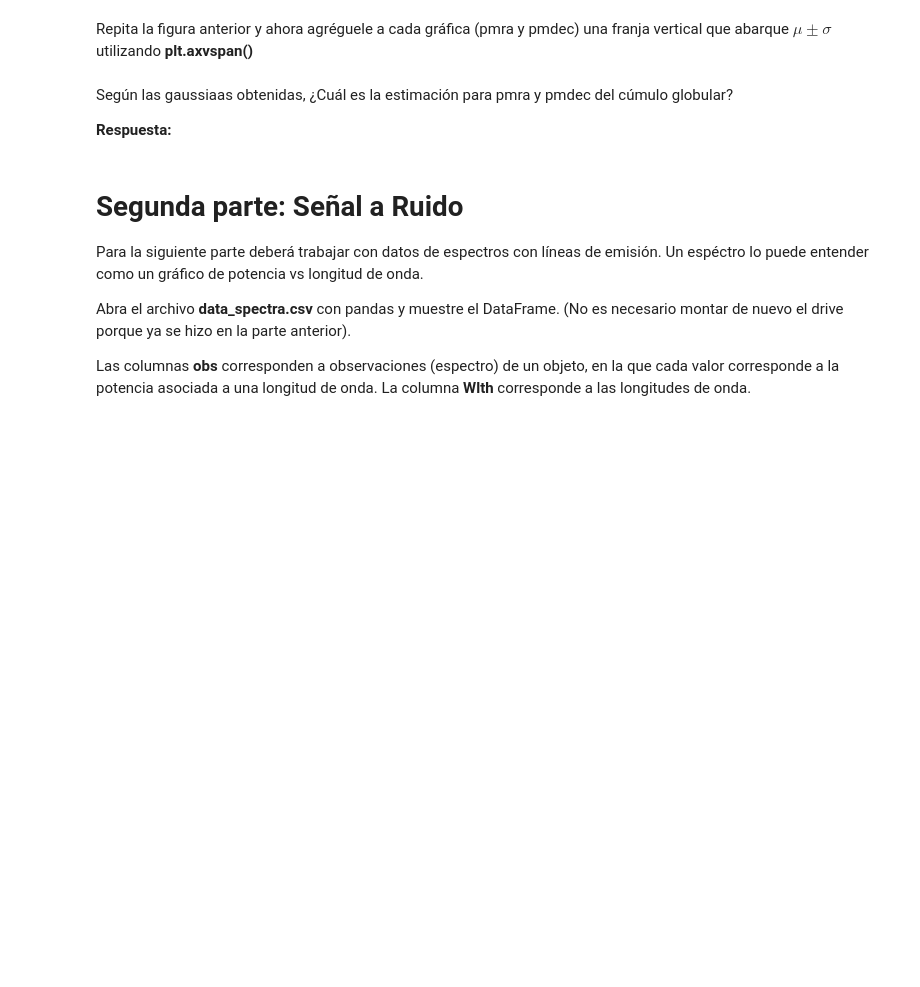
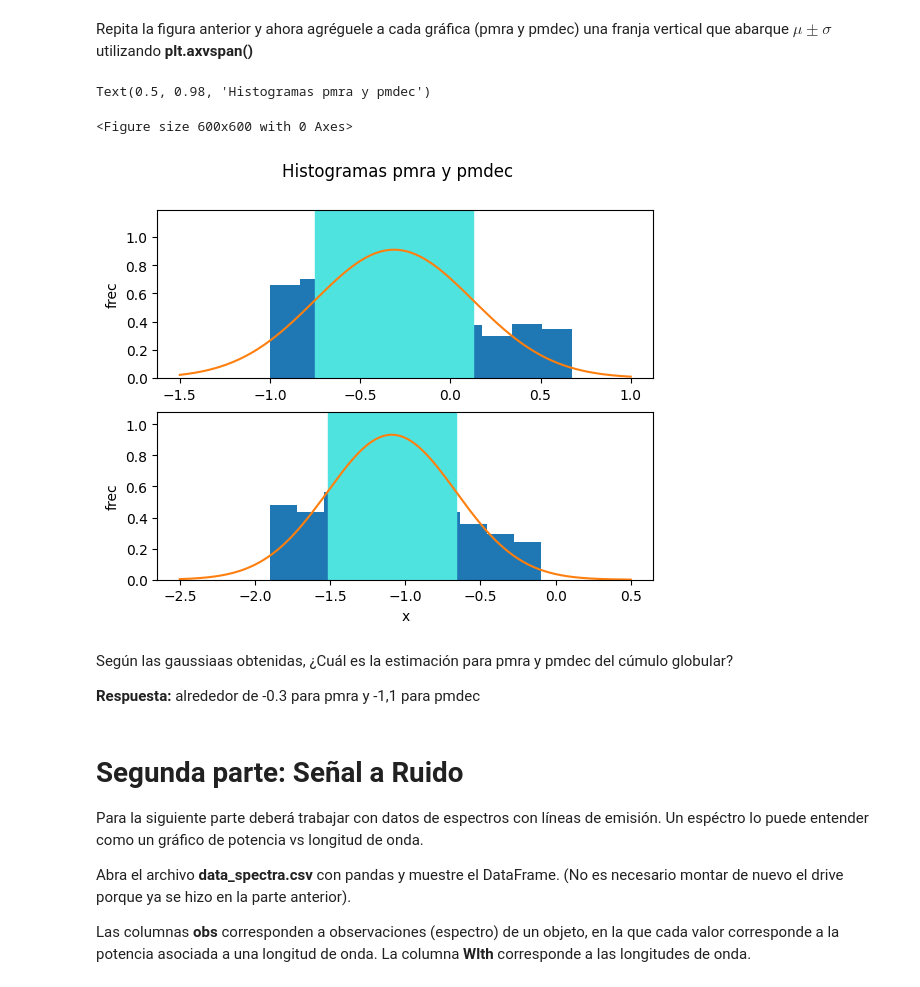
Before and after one commit to p-salv/Tarea-2, a Jupyter notebook: Tarea2.ipynb, the cells around one changed output. Saved outputs shown, nothing was run; the diff lists cells and outputs as text; code cells hidden in the pictures; blank space fills up the shorter version.

```diff
--- a/Tarea2.ipynb
+++ b/Tarea2.ipynb
@@ -141,9 +177,31 @@ Repita la gráfica anterior pero ahora tanto para pmra como para pmdec e incorpo
 # %% [markdown]
 Repita la figura anterior y ahora agréguele a cada gráfica (pmra y pmdec) una franja vertical que abarque $\mu \pm \sigma$ utilizando **plt.axvspan()**
+# %%
+plt.figure(figsize = (6,6))
+
+fig, (ax1, ax2) = plt.subplots(2)
+
+ax1.hist(pmra, density=True)
+ax1.plot(x_pmra, fx_pmra)
+ax1.axvspan(mu_pmra - std_pmra, mu_pmra + std_pmra, color='#4fe3e0')
+
+ax2.hist(pmdec, density=True)
+ax2.plot(x_pmdec, fx_pmdec)
+ax2.axvspan(mu_pmdec - std_pmdec, mu_pmdec + std_pmdec, color='#4fe3e0')
+
+#textos
+plt.xlabel('x')
+ax1.set(ylabel='frec')
+ax2.set(ylabel='frec')
+plt.suptitle('Histogramas pmra y pmdec')
+# %% [output]
+Text(0.5, 0.98, 'Histogramas pmra y pmdec')
+<Figure size 600x600 with 0 Axes>
+[figure, added]
 # %% [markdown]
 Según las gaussiaas obtenidas, ¿Cuál es la estimación para pmra y pmdec del cúmulo globular?
 
-**Respuesta:**
+**Respuesta:** alrededor de -0.3 para pmra y -1,1 para pmdec
 # %% [markdown]
 # Segunda parte: Señal a Ruido
 Para la siguiente parte deberá trabajar con datos de espectros con líneas de emisión. Un espéctro lo puede entender como un gráfico de potencia vs longitud de onda.
```
Also changed, not shown: parts of 9 cells of this notebook.
